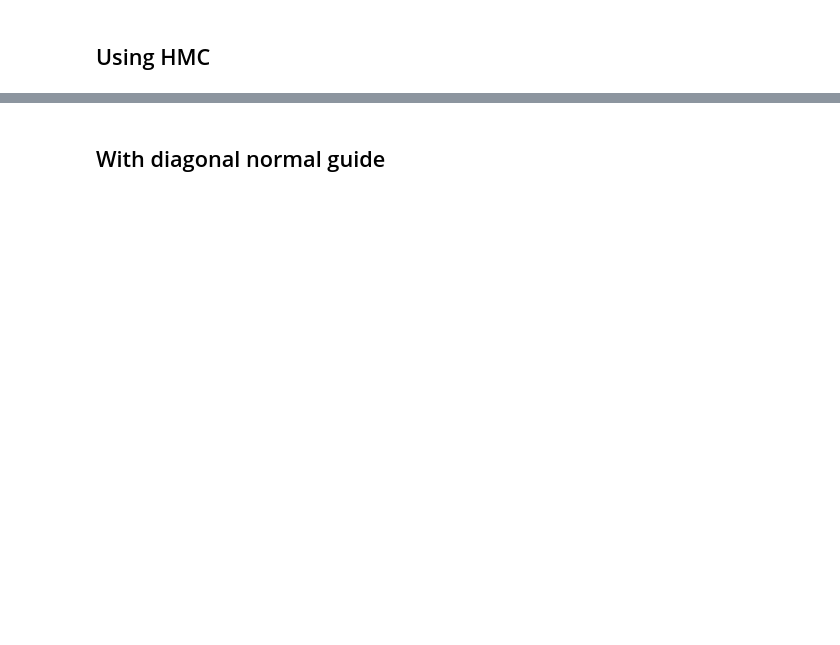
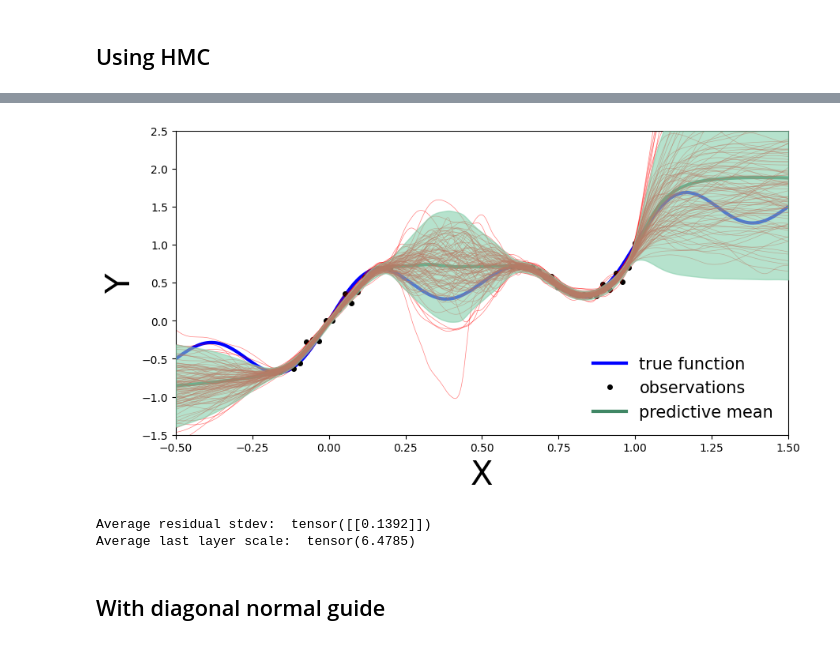
Before and after one commit to NatLabRockies/mmbo, a Jupyter notebook: notebooks/lastlayer-guide-test.ipynb, the cells around one changed output, grey strips where cells are left out. Drawn from its saved outputs; the diff is of its cells as text; code cells hidden in the pictures; blank space fills up the shorter version.

```diff
--- a/notebooks/lastlayer-guide-test.ipynb
+++ b/notebooks/lastlayer-guide-test.ipynb
@@ -219,8 +226,11 @@ def _biject_to_positive_definite(constraint):
 # %% [markdown]
 ## Using HMC
 # %%
-model = TIBNN2.from_data(x_train2, y_train2, width=500, depth=2)
+model = TIBNN2.from_data(x_train2, y_train2, width=net_width, depth=net_depth, prior_variance = prior_variance)
 nuts = NUTS(model, jit_compile = True, full_mass = False, init_strategy = pyro.infer.autoguide.init_to_sample)
 mcmc = MCMC(nuts, num_samples = 100, warmup_steps = 100, num_chains = 1, mp_context = "spawn")
+start = timer()
 mcmc.run(x_train2, y_train2)
+end = timer()
+print(f"Elapsed time: {end-start:.1f} seconds")
 # %% [output]
@@ -228,3 +238,16 @@ NotImplementedError:
+# %%
+mcmc_predictive = Predictive(model, posterior_samples=mcmc.get_samples())
+mcmc_pred_samples = mcmc_predictive(x_test2)
+# %%
+plot_predictions2(mcmc_pred_samples)
+# %% [output]
+[figure, added]
+# %%
+print("Average residual stdev: ", torch.linalg.inv(mcmc.get_samples()["precision"]).sqrt().mean(dim=[0]))
+print("Average last layer scale: ", mcmc.get_samples()["layer1/scale"].mean(dim=[0]))
+# %% [output]
+Average residual stdev:  tensor([[0.1392]])
+Average last layer scale:  tensor(6.4785)
 # %% [markdown]
 ## With diagonal normal guide
 # %%
```
Also changed, not shown: parts of 18 cells of this notebook, 2 other files.
